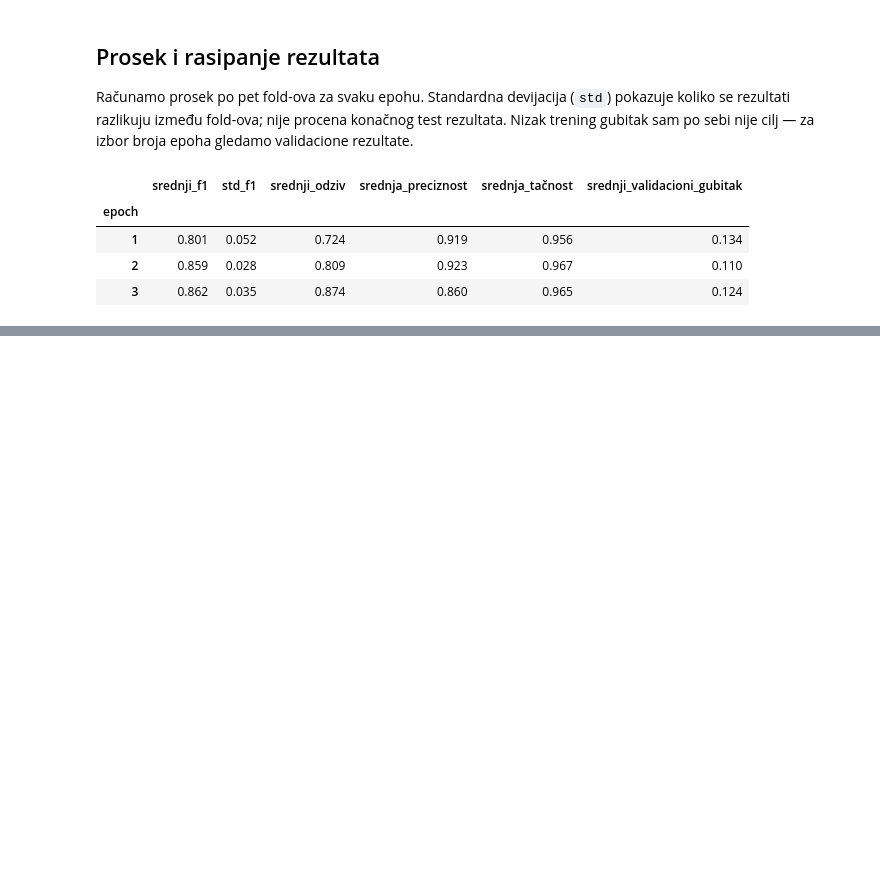
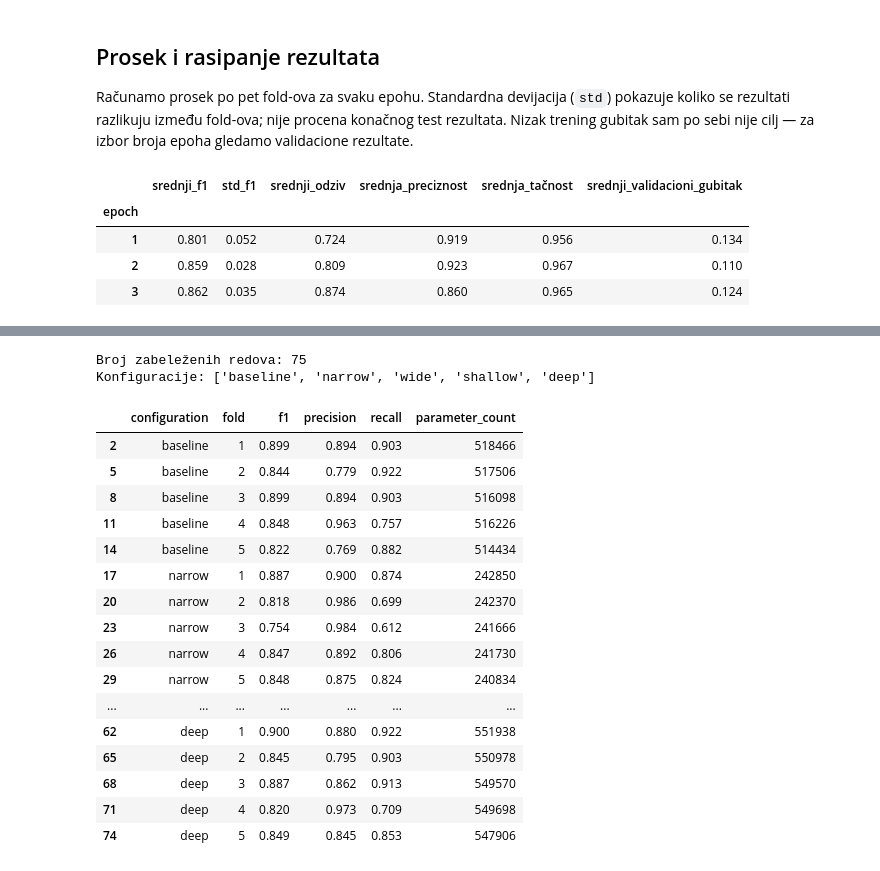
Before and after one commit to bogdanm01/SMS-Spam-Detection, a Jupyter notebook: notebooks/03_dataset_and_model.ipynb, the cells around one changed output, grey strips where cells are left out. Cells and saved outputs as stored; diff of their text form; code cells hidden in the pictures; blank space fills up the shorter version.

```diff
--- a/notebooks/03_dataset_and_model.ipynb
+++ b/notebooks/03_dataset_and_model.ipynb
@@ -364,0 +384,28 @@ U ovom izvršavanju, posle treće epohe F1 za spam kreće se od **0,822** do **0
+# %%
+comparison_path = project_root / "results" / "config_comparison.csv"
+comparison_history = pd.read_csv(comparison_path)
+print("Broj zabeleženih redova:", len(comparison_history))
+print("Konfiguracije:", comparison_history["configuration"].unique().tolist())
+comparison_history.loc[comparison_history["epoch"] == 3,
+    ["configuration", "fold", "f1", "precision", "recall", "parameter_count"]
+].round(3)
+# %% [output]
+Broj zabeleženih redova: 75
+Konfiguracije: ['baseline', 'narrow', 'wide', 'shallow', 'deep']
+|  | configuration | fold | f1 | precision | recall | parameter_count |
+| 2 | baseline | 1 | 0.899 | 0.894 | 0.903 | 518466 |
+| 5 | baseline | 2 | 0.844 | 0.779 | 0.922 | 517506 |
+| 8 | baseline | 3 | 0.899 | 0.894 | 0.903 | 516098 |
+| 11 | baseline | 4 | 0.848 | 0.963 | 0.757 | 516226 |
+| 14 | baseline | 5 | 0.822 | 0.769 | 0.882 | 514434 |
+| 17 | narrow | 1 | 0.887 | 0.900 | 0.874 | 242850 |
+| 20 | narrow | 2 | 0.818 | 0.986 | 0.699 | 242370 |
+| 23 | narrow | 3 | 0.754 | 0.984 | 0.612 | 241666 |
+| 26 | narrow | 4 | 0.847 | 0.892 | 0.806 | 241730 |
+| 29 | narrow | 5 | 0.848 | 0.875 | 0.824 | 240834 |
+| ... | ... | ... | ... | ... | ... | ... |
+| 62 | deep | 1 | 0.900 | 0.880 | 0.922 | 551938 |
+| 65 | deep | 2 | 0.845 | 0.795 | 0.903 | 550978 |
+| 68 | deep | 3 | 0.887 | 0.862 | 0.913 | 549570 |
+| 71 | deep | 4 | 0.820 | 0.973 | 0.709 | 549698 |
+| 74 | deep | 5 | 0.849 | 0.845 | 0.853 | 547906 |
```
Also changed, not shown: parts of 12 cells of this notebook, 4 other files.
